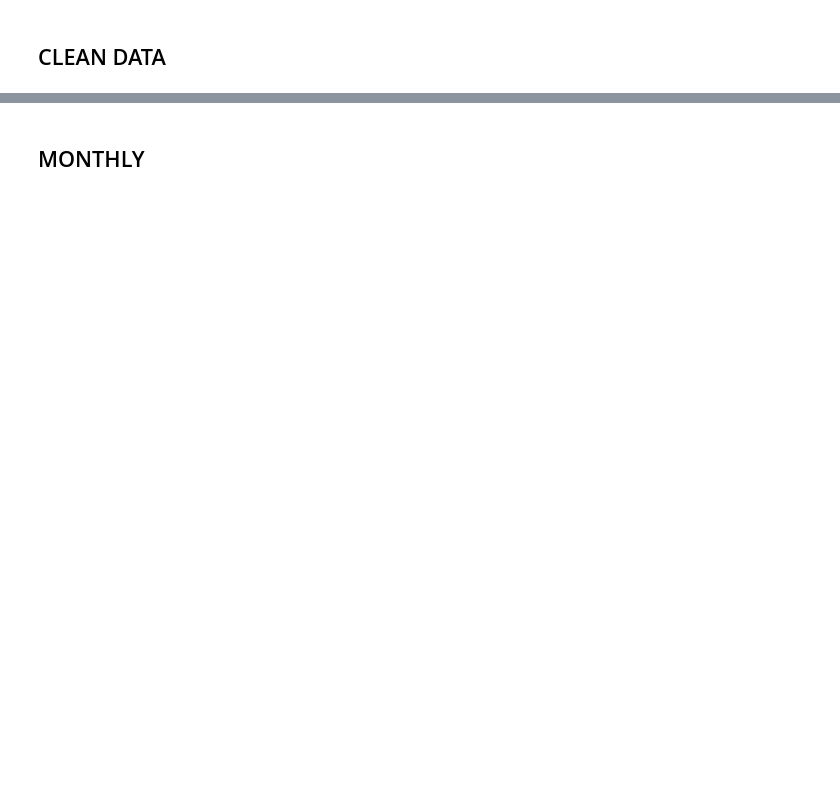
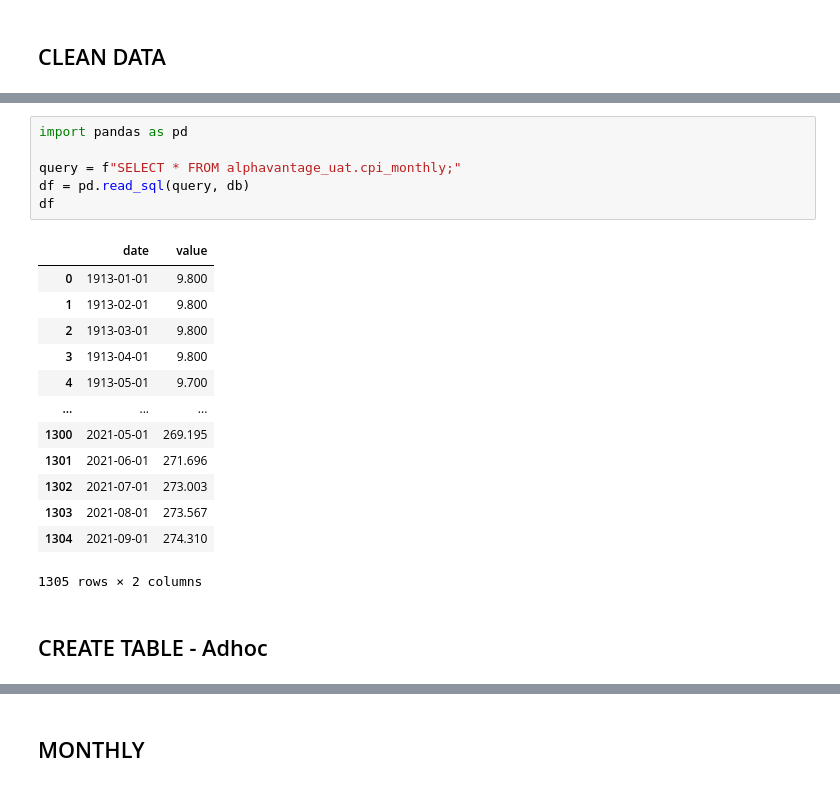
Before and after one commit to ericprab/alphavantage-api, a Jupyter notebook: test-api.ipynb, the cells around one changed output, grey strips where cells are left out. Cells and saved outputs as stored; diff of their text form; blank space fills up the shorter version.

```diff
--- a/test-api.ipynb
+++ b/test-api.ipynb
@@ -240,0 +156,22 @@ df
+# %%
+import pandas as pd
+
+query = f"SELECT * FROM alphavantage_uat.cpi_monthly;"
+df = pd.read_sql(query, db)
+df
+# %% [output]
+|  | date | value |
+| 0 | 1913-01-01 | 9.800 |
+| 1 | 1913-02-01 | 9.800 |
+| 2 | 1913-03-01 | 9.800 |
+| 3 | 1913-04-01 | 9.800 |
+| 4 | 1913-05-01 | 9.700 |
+| ... | ... | ... |
+| 1300 | 2021-05-01 | 269.195 |
+| 1301 | 2021-06-01 | 271.696 |
+| 1302 | 2021-07-01 | 273.003 |
+| 1303 | 2021-08-01 | 273.567 |
+| 1304 | 2021-09-01 | 274.310 |
+1305 rows × 2 columns
+# %% [markdown]
+## CREATE TABLE - Adhoc
```
Also changed, not shown: parts of 31 cells of this notebook.
